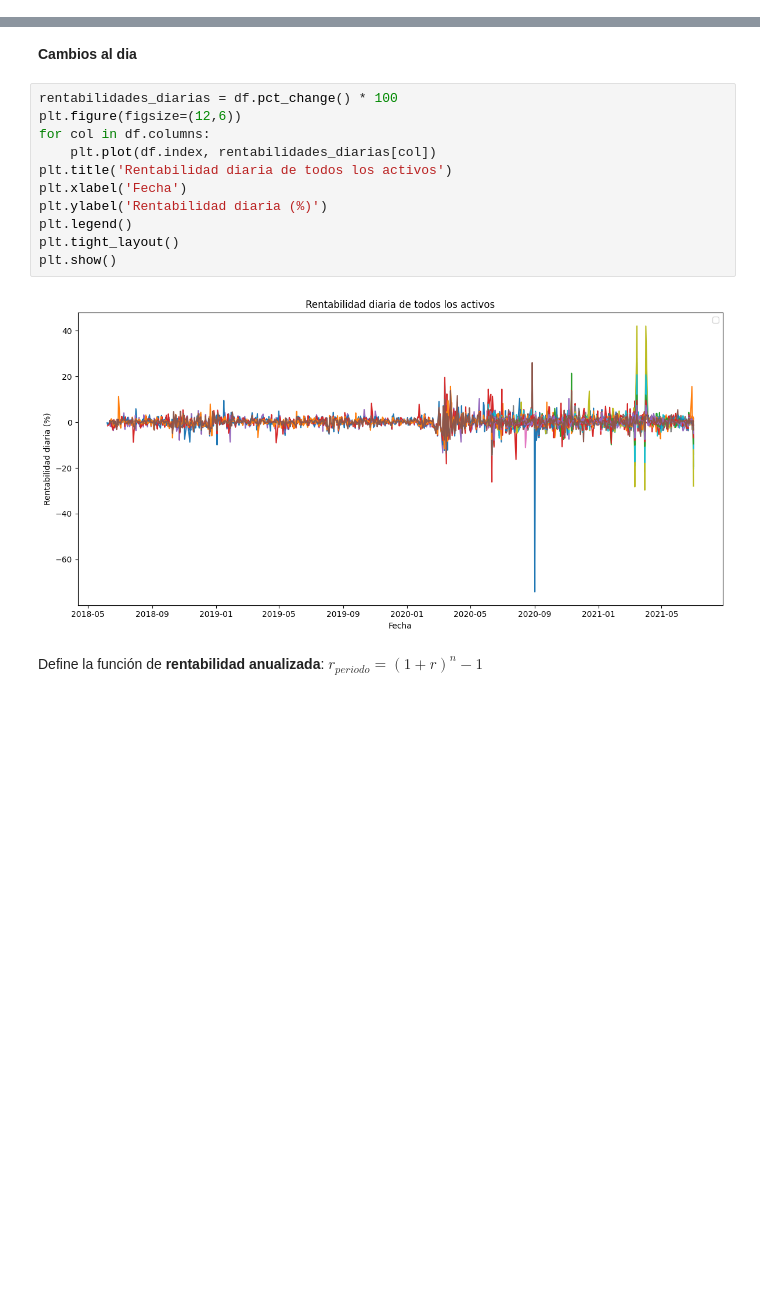
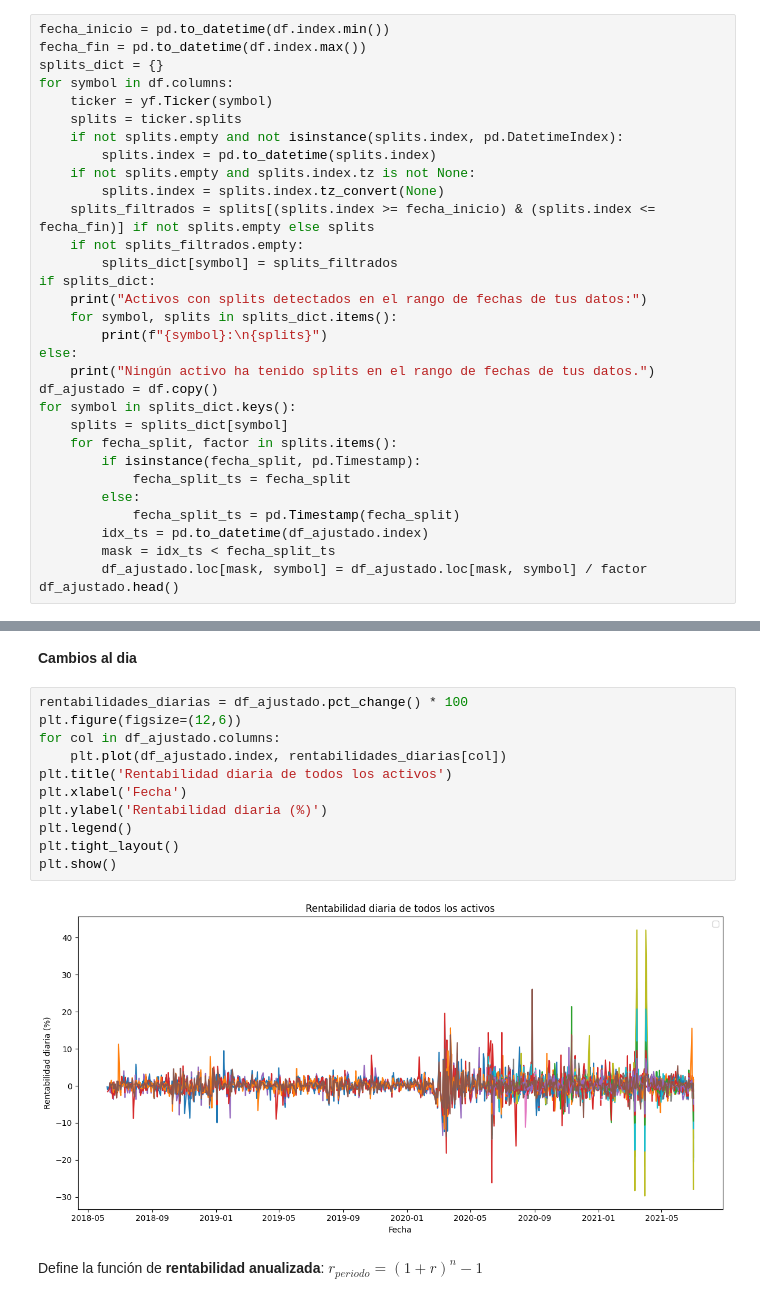
Before and after one commit to LanderAgirre/Reto_09_Azul_Oscuro, a Jupyter notebook: 2.Rentabilidad_riesgo_de_accion.ipynb, the cells around one changed output, grey strips where cells are left out. Cells and saved outputs as stored; diff of their text form; blank space fills up the shorter version.

Commit message:
Splits

```diff
--- a/2.Rentabilidad_riesgo_de_accion.ipynb
+++ b/2.Rentabilidad_riesgo_de_accion.ipynb
@@ -19,0 +28,32 @@ df.to_csv('Datos/Transformados/Accion_columna.csv')
+# %%
+fecha_inicio = pd.to_datetime(df.index.min())
+fecha_fin = pd.to_datetime(df.index.max())
+splits_dict = {}
+for symbol in df.columns:
+    ticker = yf.Ticker(symbol)
+    splits = ticker.splits
+    if not splits.empty and not isinstance(splits.index, pd.DatetimeIndex):
+        splits.index = pd.to_datetime(splits.index)
+    if not splits.empty and splits.index.tz is not None:
+        splits.index = splits.index.tz_convert(None)
+    splits_filtrados = splits[(splits.index >= fecha_inicio) & (splits.index <= fecha_fin)] if not splits.empty else splits
+    if not splits_filtrados.empty:
+        splits_dict[symbol] = splits_filtrados
+if splits_dict:
+    print("Activos con splits detectados en el rango de fechas de tus datos:")
+    for symbol, splits in splits_dict.items():
+        print(f"{symbol}:\n{splits}")
+else:
+    print("Ningún activo ha tenido splits en el rango de fechas de tus datos.")
+df_ajustado = df.copy()
+for symbol in splits_dict.keys():
+    splits = splits_dict[symbol]
+    for fecha_split, factor in splits.items():
+        if isinstance(fecha_split, pd.Timestamp):
+            fecha_split_ts = fecha_split
+        else:
+            fecha_split_ts = pd.Timestamp(fecha_split)
+        idx_ts = pd.to_datetime(df_ajustado.index)
+        mask = idx_ts < fecha_split_ts
+        df_ajustado.loc[mask, symbol] = df_ajustado.loc[mask, symbol] / factor
+df_ajustado.head()
@@ -31,18 +91,18 @@ plt.show()
 # %% [markdown]
 **Cambios al dia**
 # %%
-rentabilidades_diarias = df.pct_change() * 100
+rentabilidades_diarias = df_ajustado.pct_change() * 100
 plt.figure(figsize=(12,6))
-for col in df.columns:
-    plt.plot(df.index, rentabilidades_diarias[col])
+for col in df_ajustado.columns:
+    plt.plot(df_ajustado.index, rentabilidades_diarias[col])
 plt.title('Rentabilidad diaria de todos los activos')
 plt.xlabel('Fecha')
 plt.ylabel('Rentabilidad diaria (%)')
 plt.legend()
 plt.tight_layout()
 plt.show()
 # %% [output]
-[figure, old version]
+[figure, new version]
 # %% [markdown]
 Define la función de **rentabilidad anualizada**:
 $r_{periodo} = (1+r)^n -1$
```
Also changed, not shown: parts of 10 cells of this notebook, 2 other files.
